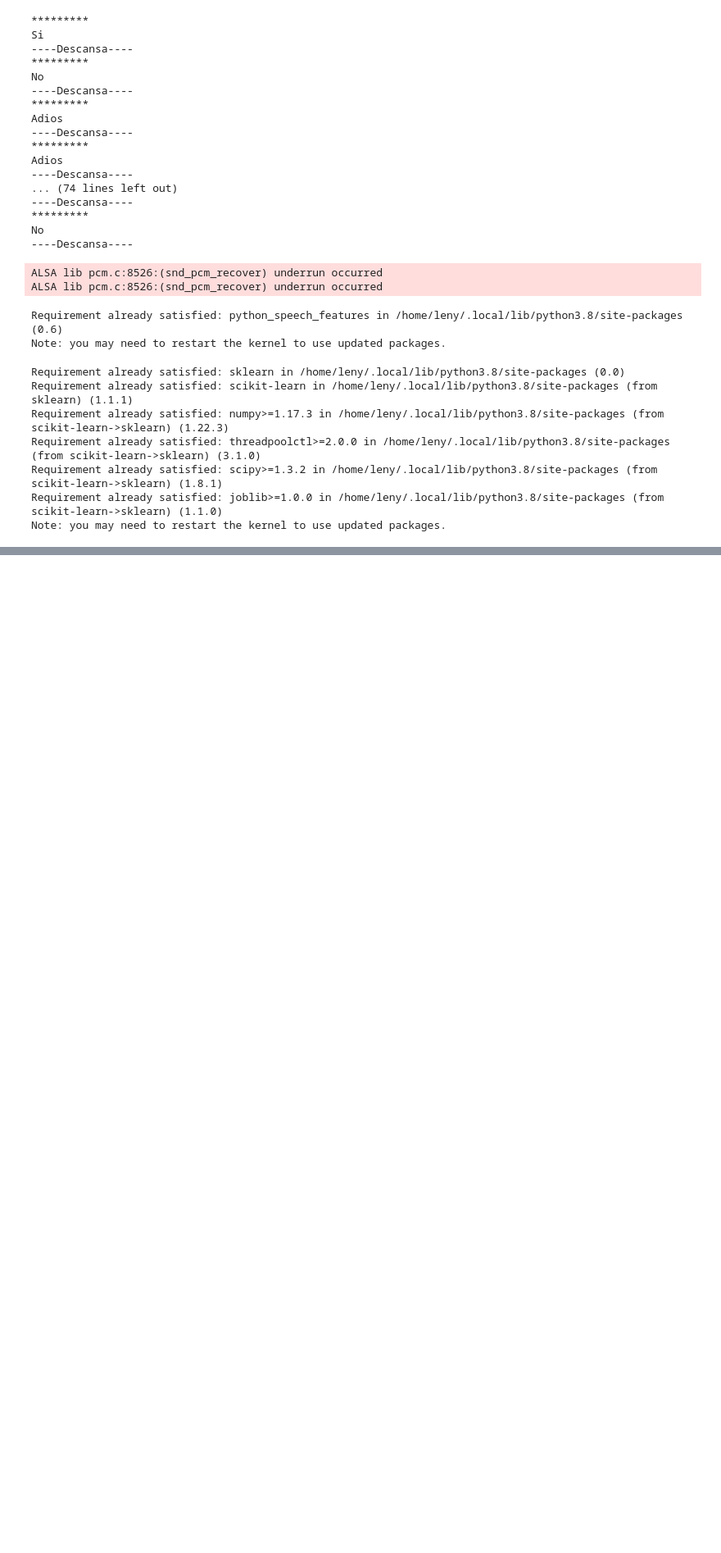
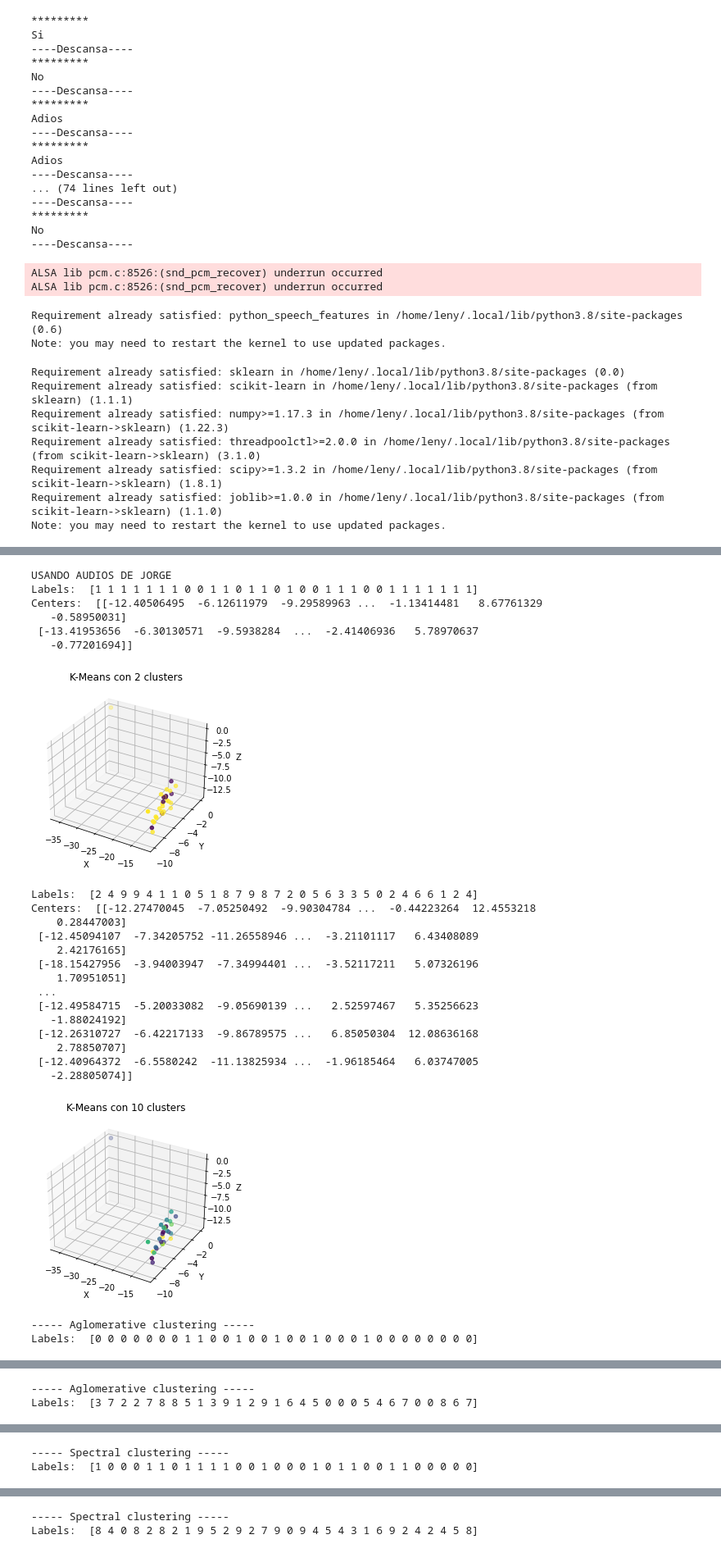
Before and after one commit to Los-Furros/modelos_reconocimiento_voz, a Jupyter notebook: proyecto.ipynb, the cells around one changed output, grey strips where cells are left out. Shown at 82% size. Saved outputs shown, nothing was run; the diff lists cells and outputs as text; code cells hidden in the pictures; blank space fills up the shorter version.

```diff
--- a/proyecto.ipynb
+++ b/proyecto.ipynb
@@ -348,0 +675,37 @@ USANDO MODELO: Red perceptrón multicapa
+# %%
+print("USANDO AUDIOS DE JORGE")
+metodos_agrupamiento(x2)
+
+
+print()
+print("-------------------------------")
+print()
+
+print("USANDO AUDIOS DE MARLENE")
+
+metodos_agrupamiento(x3)
+# %% [output]
+USANDO AUDIOS DE JORGE
+Labels:  [1 1 1 1 1 1 1 0 0 1 1 0 1 1 0 1 0 0 1 1 1 0 0 1 1 1 1 1 1 1]
+Centers:  [[-12.40506495  -6.12611979  -9.29589963 ...  -1.13414481   8.67761329
+   -0.58950031]
+ [-13.41953656  -6.30130571  -9.5938284  ...  -2.41406936   5.78970637
+   -0.77201694]]
+[figure, added]
+Labels:  [2 4 9 9 4 1 1 0 5 1 8 7 9 8 7 2 0 5 6 3 3 5 0 2 4 6 6 1 2 4]
+Centers:  [[-12.27470045  -7.05250492  -9.90304784 ...  -0.44223264  12.4553218
+    0.28447003]
+ [-12.45094107  -7.34205752 -11.26558946 ...  -3.21101117   6.43408089
+    2.42176165]
+ [-18.15427956  -3.94003947  -7.34994401 ...  -3.52117211   5.07326196
+    1.70951051]
+ ...
+ [-12.49584715  -5.20033082  -9.05690139 ...   2.52597467   5.35256623
+   -1.88024192]
+ [-12.26310727  -6.42217133  -9.86789575 ...   6.85050304  12.08636168
+    2.78850707]
+ [-12.40964372  -6.5580242  -11.13825934 ...  -1.96185464   6.03747005
+   -2.28805074]]
+[figure, added]
+----- Aglomerative clustering -----
+Labels:  [0 0 0 0 0 0 0 1 1 0 0 1 0 0 1 0 0 1 0 0 0 1 0 0 0 0 0 0 0 0]
@@ -348,0 +713,2 @@ USANDO MODELO: Red perceptrón multicapa
+----- Aglomerative clustering -----
+Labels:  [3 7 2 2 7 8 8 5 1 3 9 1 2 9 1 6 4 5 0 0 0 5 4 6 7 0 0 8 6 7]
@@ -348,0 +716,2 @@ USANDO MODELO: Red perceptrón multicapa
+----- Spectral clustering -----
+Labels:  [1 0 0 0 1 1 0 1 1 1 1 0 0 1 0 0 0 1 0 1 1 0 0 1 1 0 0 0 0 0]
@@ -348,0 +719,2 @@ USANDO MODELO: Red perceptrón multicapa
+----- Spectral clustering -----
+Labels:  [8 4 0 8 2 8 2 1 9 5 2 9 2 7 9 0 9 4 5 4 3 1 6 9 2 4 2 4 5 8]
```
Also changed, not shown: parts of 30 cells of this notebook.
